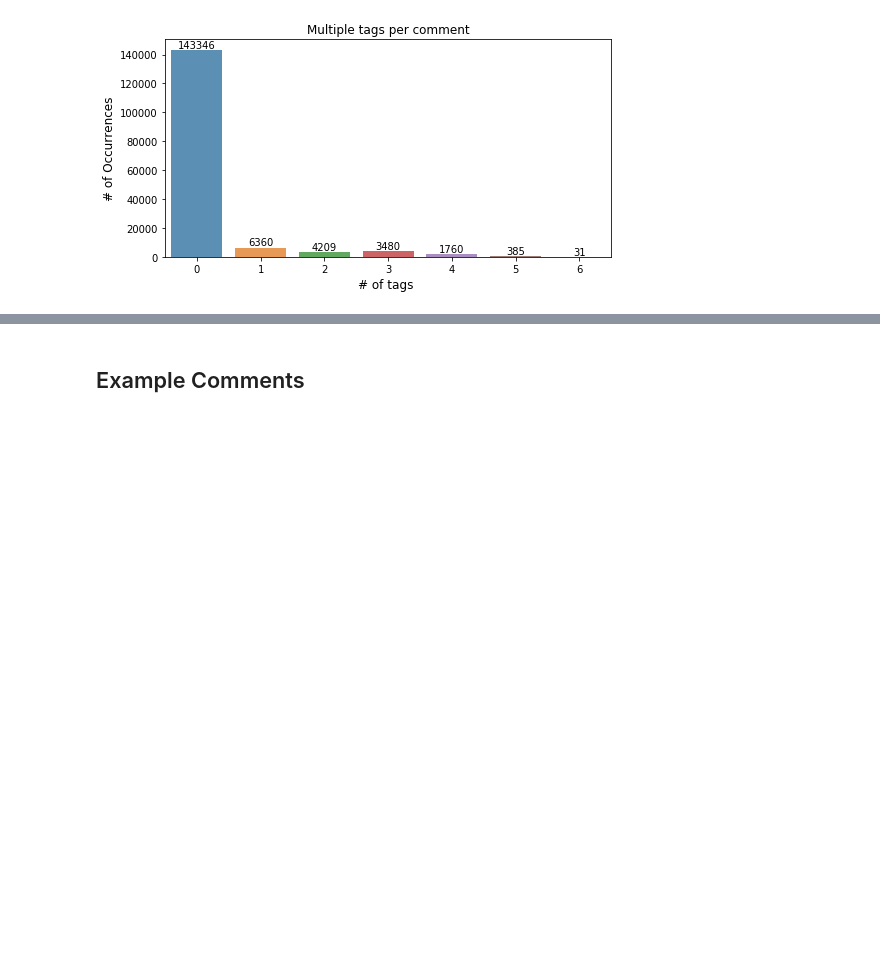
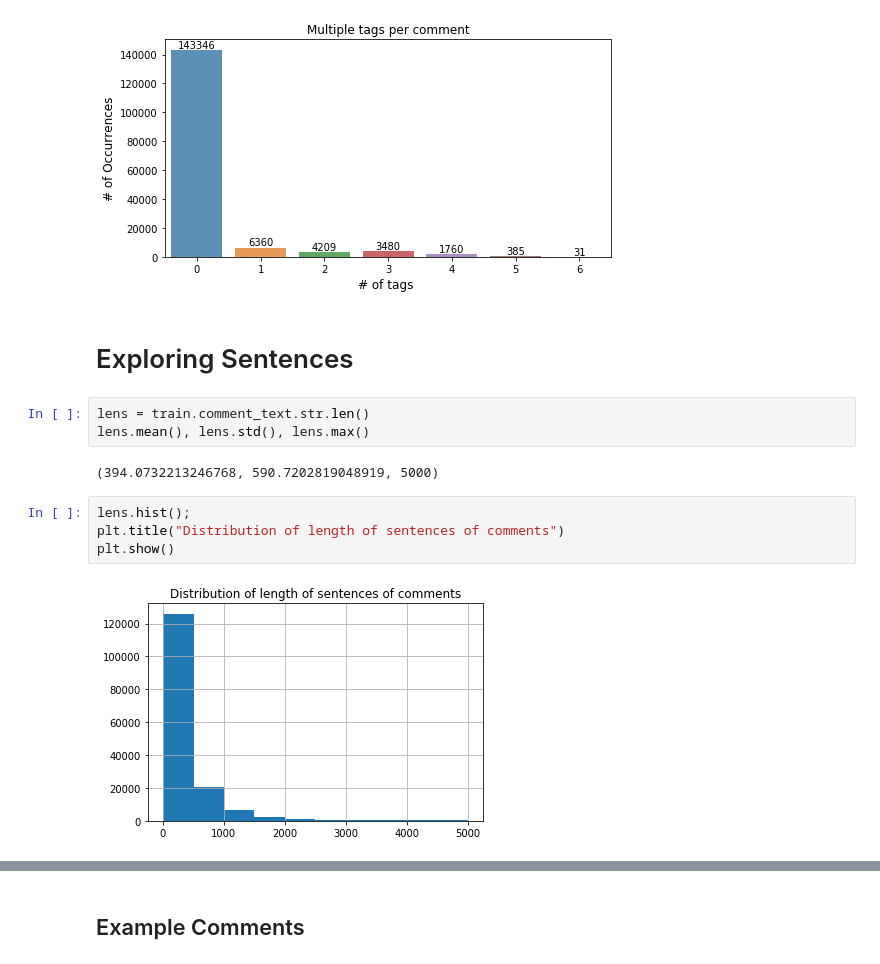
Before and after one commit to sid321axn/nlp_toxic_comment_classification, a Jupyter notebook: LSTM_NLP_TOXIC_COMMENTS.ipynb, the cells around one changed output, grey strips where cells are left out. Cells and saved outputs as stored; diff of their text form; blank space fills up the shorter version.

```diff
--- a/LSTM_NLP_TOXIC_COMMENTS.ipynb
+++ b/LSTM_NLP_TOXIC_COMMENTS.ipynb
@@ -137,3 +137,16 @@ for rect, label in zip(rects, labels):
 plt.show()
 # %% [output]
 [figure]
+# %% [markdown]
+# Exploring Sentences
+# %%
+lens = train.comment_text.str.len()
+lens.mean(), lens.std(), lens.max()
+# %% [output]
+(394.0732213246768, 590.7202819048919, 5000)
+# %%
+lens.hist();
+plt.title("Distribution of length of sentences of comments")
+plt.show()
+# %% [output]
+[figure, added]
```
Also changed, not shown: parts of 12 cells of this notebook.
